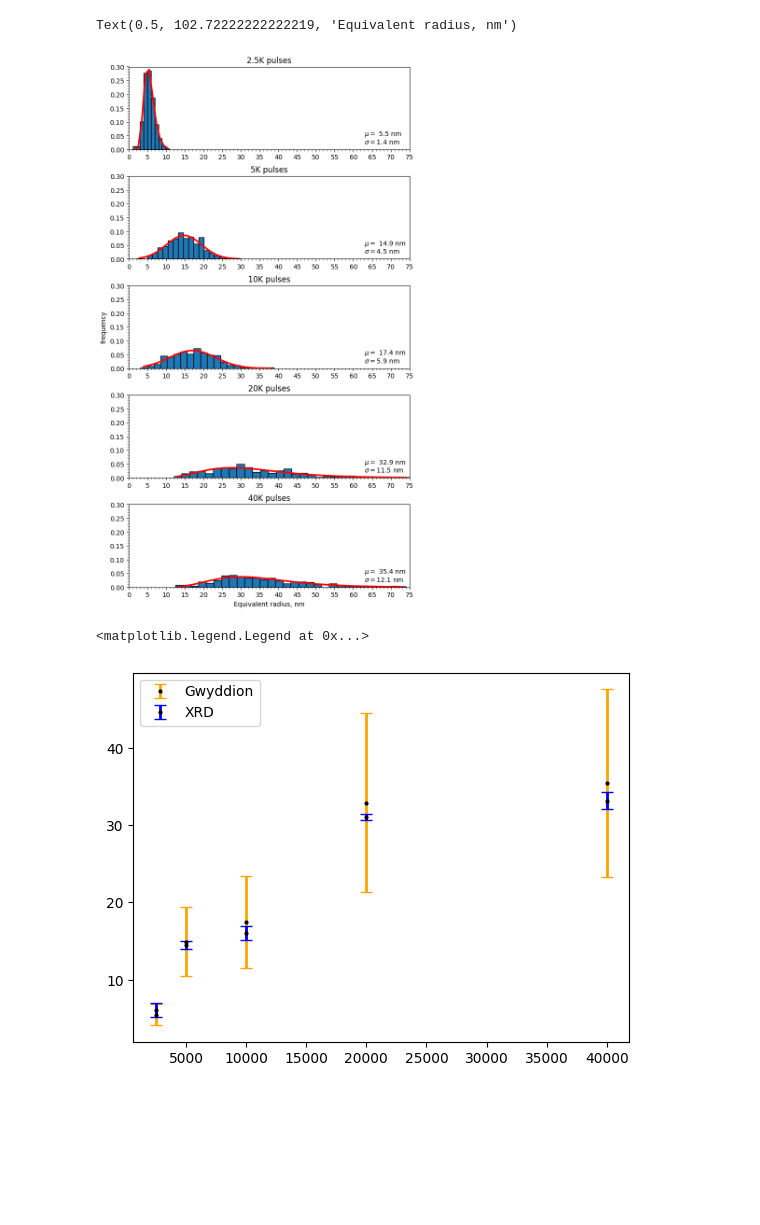
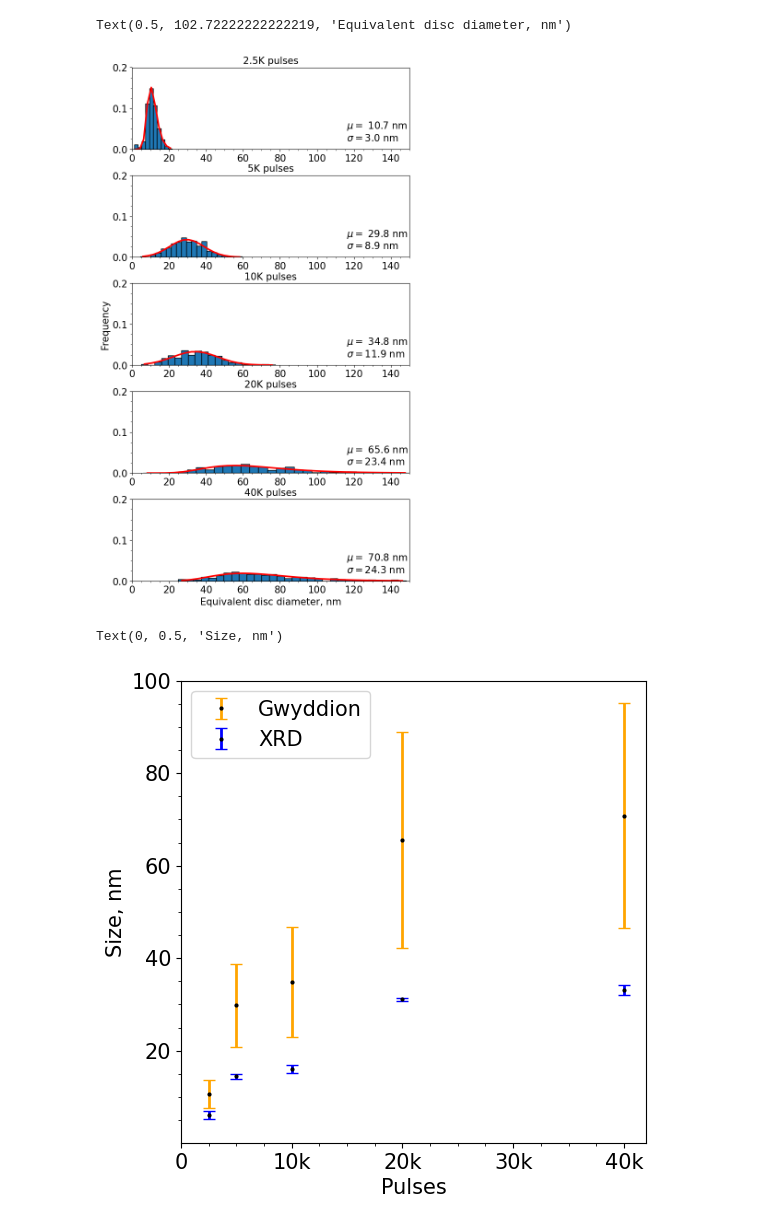
Before and after one commit to OneMoreGate/Ru_article, a Jupyter notebook: Cells_size/data_calc.ipynb, the cells around one changed output. Cells and saved outputs as stored; diff of their text form; code cells hidden in the pictures; blank space fills up the shorter version.

```diff
--- a/Cells_size/data_calc.ipynb
+++ b/Cells_size/data_calc.ipynb
@@ -5,11 +5,11 @@ import numpy as np
 import matplotlib.ticker as ticker
 from scipy.optimize import curve_fit
 # %%
-df_40K = np.array(pd.read_csv('40K_100X.txt', header=None)[0]) * 10**9
-df_20K = np.array(pd.read_csv('20K_100X.txt', header=None)[0]) * 10**9
-df_10K = np.array(pd.read_csv('10K_100X.txt', header=None)[0]) * 10**9
-df_5K = np.array(pd.read_csv('5K_100X.txt', header=None)[0]) * 10**9
-df_25K = np.array(pd.read_csv('2.5K_100X.txt', header=None)[0]) * 10**9
+df_40K = np.array(pd.read_csv('40K_100X.txt', header=None)[0]) * 2 * 10**9
+df_20K = np.array(pd.read_csv('20K_100X.txt', header=None)[0]) * 2 * 10**9
+df_10K = np.array(pd.read_csv('10K_100X.txt', header=None)[0]) * 2 * 10**9
+df_5K = np.array(pd.read_csv('5K_100X.txt', header=None)[0]) * 2 * 10**9
+df_25K = np.array(pd.read_csv('2.5K_100X.txt', header=None)[0]) * 2 * 10**9
 
 df_25K= df_25K[df_25K > 1]
 df_5K= df_5K[df_5K > 2]
@@ -32,15 +32,18 @@ fig.tight_layout(pad=2)
 bins_coll = [10, 20 , 20, 30, 30]
 
 for i in range(len(ax)):
-    ax[i].set_xlim([0, 75])
-    ax[i].set_ylim([0, 0.3])
-    ax[i].xaxis.set_major_locator(ticker.MultipleLocator(5))
-    ax[i].xaxis.set_minor_locator(ticker.MultipleLocator(1))
-    ax[i].yaxis.set_major_locator(ticker.MultipleLocator(0.05))
-    ax[i].yaxis.set_minor_locator(ticker.MultipleLocator(0.01))
-    ax[i].set_title(f'{ticks[i]} pulses')
-    ax[i].text(63, 0.05, rf'$\mu = $ {(data[i].mean(axis=0)):,.1f} nm')
-    ax[i].text(63, 0.02, r'$\sigma = $' + f'{(data[i].std(axis=0)):,.1f} nm')
+    ax[i].set_xlim([0, 150])
+    ax[i].set_ylim([0, 0.2])
+    ax[i].xaxis.set_major_locator(ticker.MultipleLocator(20))
+    ax[i].xaxis.set_minor_locator(ticker.MultipleLocator(5))
+    ax[i].yaxis.set_major_locator(ticker.MultipleLocator(0.1))
+    ax[i].yaxis.set_minor_locator(ticker.MultipleLocator(0.025))
+    ax[i].set_title(f'{ticks[i]} pulses', size = 15)
+    ax[i].text(116, 0.05, rf'$\mu = $ {(data[i].mean(axis=0)):,.1f} nm', size = 15)
+    ax[i].text(116, 0.02, r'$\sigma = $' + f'{(data[i].std(axis=0)):,.1f} nm', size = 15)
+    ax[i].tick_params(axis='x', labelsize=15)
+    ax[i].tick_params(axis='y', labelsize=15)
+
     counts, bins, _ = ax[i].hist(data[i], bins=bins_coll[i], density=True, edgecolor = 'black')
     bin_centers = (bins[1:] + bins[:-1]) / 2
     if i in [0,3,4]:
@@ -50,28 +53,46 @@ for i in range(len(ax)):
         popt, _ = curve_fit(gaussian, bin_centers, counts, p0=[0, 1])
         ax[i].plot(bin_centers, gaussian(bin_centers, *popt), color='red', label='Fitted curve', linewidth = 2.5)
 
-ax[2].set_ylabel('frequency')
-ax[4].set_xlabel('Equivalent radius, nm')
+ax[2].set_ylabel('Frequency', size = 15)
+ax[4].set_xlabel('Equivalent disc diameter, nm', size = 15)
 
 #plt.savefig('size_distr.png', bbox_inches = 'tight', dpi = 300)
 # %% [output]
-Text(0.5, 102.72222222222219, 'Equivalent radius, nm')
+Text(0.5, 102.72222222222219, 'Equivalent disc diameter, nm')
-[figure, old version]
+[figure, new version]
 # %%
-pulses = [2500, 5000, 10000, 20000, 40000]
+pulses = [2.5, 5, 10, 20, 40]
 mean = [i.mean(axis = 0) for i in data]
 std = [i.std(axis = 0) for i in data]
 
 grain_size = [6.12053282553503, 14.4675536535772, 16.0292041820779, 31.1088409009669, 33.1809412908201]
 grain_error = [0.928467956187653, 0.555476698710558, 0.889212238718026, 0.392076368195673, 1.09016253724525]
 
 #plt.boxplot(data, labels= ticks)
 #plt.scatter(pulses, grain_size, label = 'exp.')
 #plt.scatter(pulses, mean, label = 'calc.')
 
-plt.errorbar(pulses, mean, yerr=std, color = 'black', ecolor = 'orange', fmt='o',  linewidth=2,  markersize=2, capsize=4, label = 'Gwyddion')
-plt.errorbar(pulses, grain_size, yerr=grain_error,  color = 'black', ecolor = 'blue', fmt='o', markersize=2, linewidth=2, capsize=4, label = 'XRD')
-plt.legend(loc = 'upper left')
+fig, ax = plt.subplots(figsize = [6,6])
+
+
+ax.errorbar(pulses, mean, yerr=std, color = 'black', ecolor = 'orange', fmt='o',  linewidth=2,  markersize=2, capsize=4, label = 'Gwyddion')
+ax.errorbar(pulses, grain_size, yerr=grain_error,  color = 'black', ecolor = 'blue', fmt='o', markersize=2, linewidth=2, capsize=4, label = 'XRD')
+ax.legend(loc = 'upper left', fontsize = 15)
+ax.xaxis.set_major_locator(ticker.MultipleLocator(10))
+ax.xaxis.set_minor_locator(ticker.MultipleLocator(2.5))
+ax.yaxis.set_major_locator(ticker.MultipleLocator(20))
+ax.yaxis.set_minor_locator(ticker.MultipleLocator(5))
+#ax.set_title('pulses', size = 15)
+ax.tick_params(axis='x', labelsize=15)
+ax.tick_params(axis='y', labelsize=15)
+x_ticks = [0, 10, 20, 30, 40]
+ax.set_xticks(x_ticks, ['0', '10k', '20k', '30k', '40k'])
+ax.set_xlim([0,42])
+ax.set_ylim([0.1,100])
+ax.set_xlabel('Pulses', size=15)
+ax.set_ylabel('Size, nm', size=15)
+
+#plt.savefig('size_comp.png', bbox_inches = 'tight', dpi = 300)
 # %% [output]
-<matplotlib.legend.Legend at 0x...>
+Text(0, 0.5, 'Size, nm')
-[figure, old version]
+[figure, new version]
```
Also changed, not shown: parts of 1 cell of this notebook, 2 other files.
